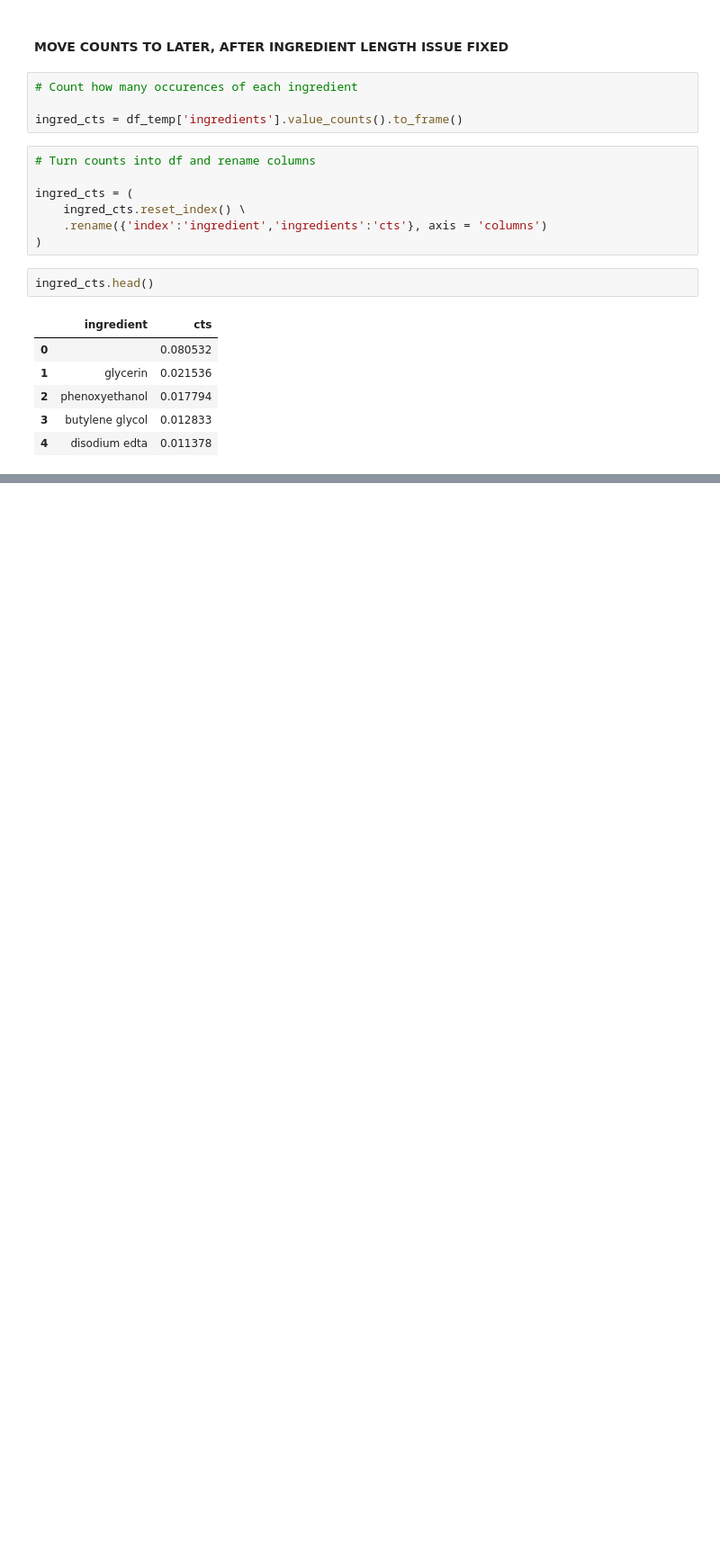
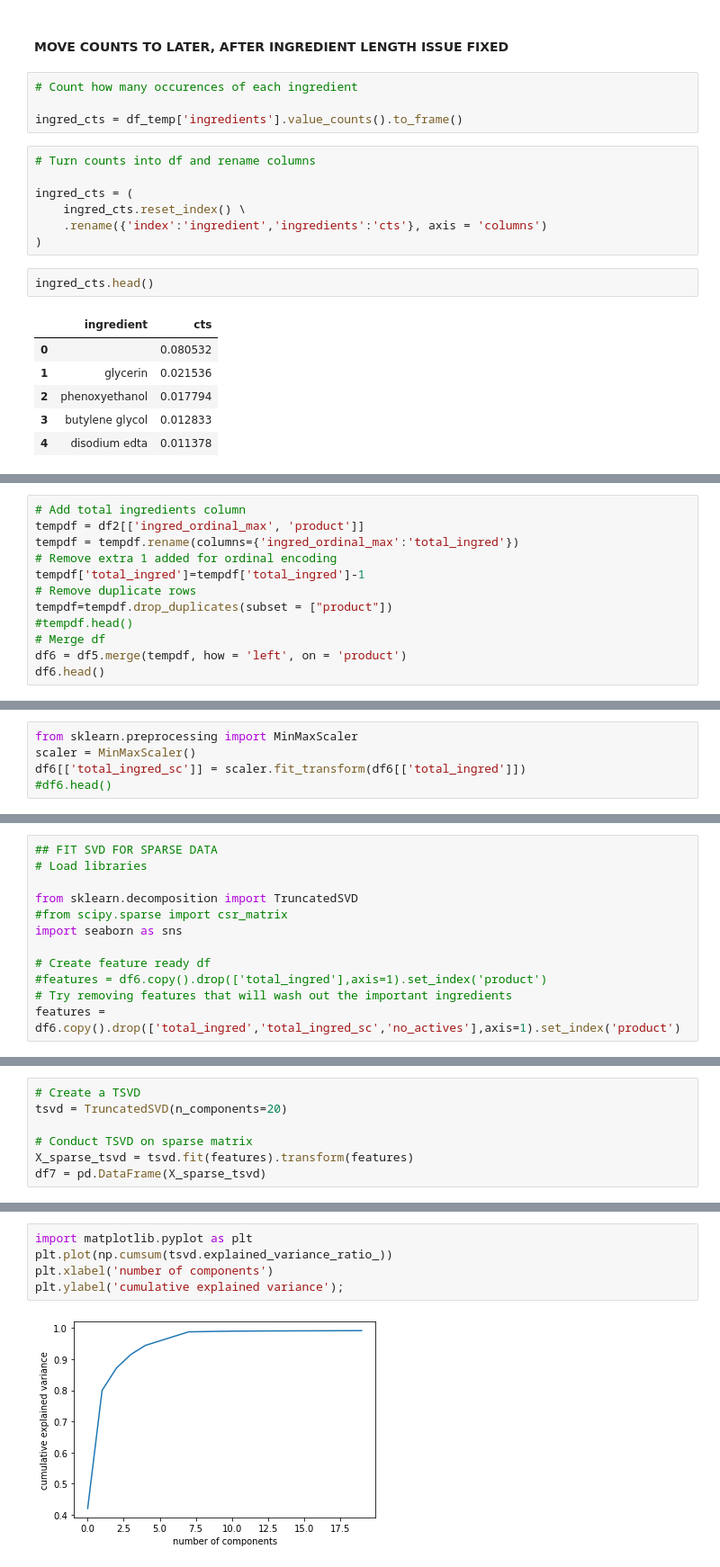
Before and after one commit to paulqsims/insight_project, a Jupyter notebook: notebooks/feature-engineering.ipynb, the cells around one changed output, grey strips where cells are left out. Shown at 90% size. Drawn from its saved outputs; the diff is of its cells as text; blank space fills up the shorter version.

```diff
--- a/notebooks/feature-engineering.ipynb
+++ b/notebooks/feature-engineering.ipynb
@@ -68,0 +478,12 @@ ingred_cts.head()
+# %%
+# Add total ingredients column
+tempdf = df2[['ingred_ordinal_max', 'product']]
+tempdf = tempdf.rename(columns={'ingred_ordinal_max':'total_ingred'})
+# Remove extra 1 added for ordinal encoding
+tempdf['total_ingred']=tempdf['total_ingred']-1
+# Remove duplicate rows
+tempdf=tempdf.drop_duplicates(subset = ["product"])
+#tempdf.head()
+# Merge df
+df6 = df5.merge(tempdf, how = 'left', on = 'product')
+df6.head()
@@ -68,0 +498,5 @@ ingred_cts.head()
+# %%
+from sklearn.preprocessing import MinMaxScaler
+scaler = MinMaxScaler()
+df6[['total_ingred_sc']] = scaler.fit_transform(df6[['total_ingred']])
+#df6.head()
@@ -68,0 +593,12 @@ ingred_cts.head()
+# %%
+## FIT SVD FOR SPARSE DATA
+# Load libraries
+
+from sklearn.decomposition import TruncatedSVD
+#from scipy.sparse import csr_matrix
+import seaborn as sns
+
+# Create feature ready df
+#features = df6.copy().drop(['total_ingred'],axis=1).set_index('product')
+# Try removing features that will wash out the important ingredients
+features = df6.copy().drop(['total_ingred','total_ingred_sc','no_actives'],axis=1).set_index('product')
@@ -68,0 +609,7 @@ ingred_cts.head()
+# %%
+# Create a TSVD
+tsvd = TruncatedSVD(n_components=20)
+
+# Conduct TSVD on sparse matrix
+X_sparse_tsvd = tsvd.fit(features).transform(features)
+df7 = pd.DataFrame(X_sparse_tsvd)
@@ -68,0 +646,7 @@ ingred_cts.head()
+# %%
+import matplotlib.pyplot as plt
+plt.plot(np.cumsum(tsvd.explained_variance_ratio_))
+plt.xlabel('number of components')
+plt.ylabel('cumulative explained variance');
+# %% [output]
+[figure, added]
```
Also changed, not shown: parts of 97 cells of this notebook.
